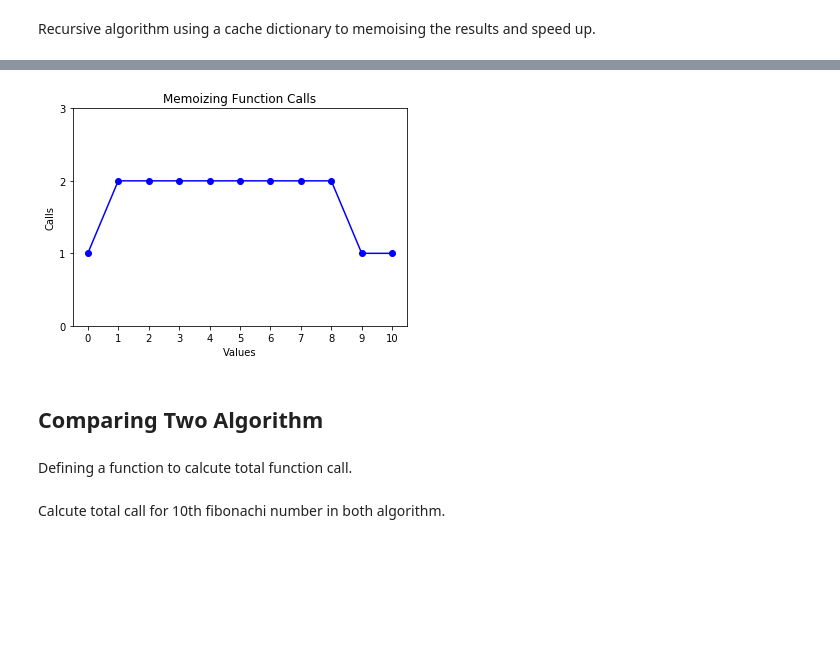
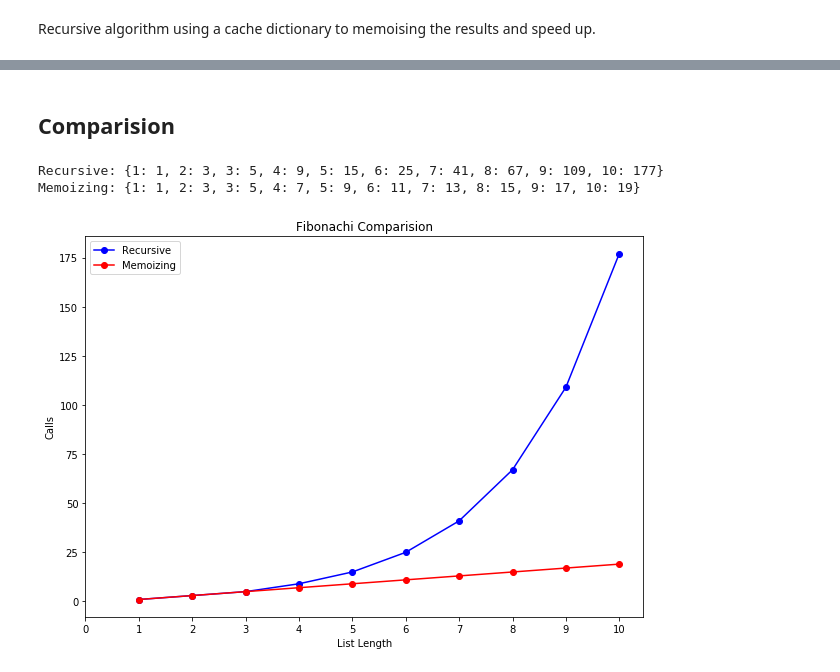
Before and after one commit to Hame-daani/Algorithms, a Jupyter notebook: Divide_and_Conqure/Fibonachi/Fibonachi.ipynb, the cells around one changed output, grey strips where cells are left out. Cells and saved outputs as stored; diff of their text form; code cells hidden in the pictures; blank space fills up the shorter version.

Commit message:
DC-fibonachi-improve

```diff
--- a/Divide_and_Conqure/Fibonachi/Fibonachi.ipynb
+++ b/Divide_and_Conqure/Fibonachi/Fibonachi.ipynb
@@ -19 +25,3 @@ def count_calls(counter):
+# %%
+test_num = 10
 # %% [markdown]
@@ -35,3 +42,0 @@ The value of **10th Fibonachi** with this algorithm is:
-# %%
-x,recur_count_10 = Recursive_fib(10)
-print("The value is:",x)
@@ -84,0 +93,19 @@ when calcuting 10th fibonachi.
+# %%
+growth_mf = {}
+l = []
+for i in range(1,test_num+1):
+    r,c = Memoizing_fib(i)
+    growth_mf[i] = get_total(c)
+print(growth_mf)
+
+plt.figure(figsize=(10, 7))
+
+values, calls = zip(*sorted(growth_mf.items()))
+
+plt.plot(values, calls,'r-o')
+plt.xlabel('nth Fibonachi')
+plt.ylabel('Calls')
+plt.xticks(list(range(1,test_num+1)))
+plt.title("Memoizing Fibonachi Growth")
+
+plt.show()
@@ -85,15 +115,23 @@ when calcuting 10th fibonachi.
+# %% [markdown]
+## Comparision
 # %%
-values, calls = zip(*sorted(memo_count_10.items()))
-plt.plot(values, calls,'bo-')
-plt.xlabel('Values')
+print("Recursive:",growth_rf)
+print("Memoizing:",growth_mf)
+
+plt.figure(figsize=(10, 7))
+
+values, calls = zip(*sorted(growth_rf.items()))
+values2, calls2 = zip(*sorted(growth_mf.items()))
+
+plt.plot(values, calls,'b-o',values2,calls2,'r-o')
+plt.xlabel('List Length')
 plt.ylabel('Calls')
-plt.title('Memoizing Function Calls')
-plt.xticks(list(range(0,11,1)))
-plt.yticks([0,1,2,3])
+plt.title("Fibonachi Comparision")
+plt.xticks(list(range(0,test_num+1)))
+plt.legend(['Recursive','Memoizing'])
+
 plt.show()
 # %% [output]
+Recursive: {1: 1, 2: 3, 3: 5, 4: 9, 5: 15, 6: 25, 7: 41, 8: 67, 9: 109, 10: 177}
+Memoizing: {1: 1, 2: 3, 3: 5, 4: 7, 5: 9, 6: 11, 7: 13, 8: 15, 9: 17, 10: 19}
-[figure, old version]
+[figure, new version]
-# %% [markdown]
-## Comparing Two Algorithm
-# %% [markdown]
-Defining a function to calcute total function call.
@@ -106,2 +137,0 @@ def get_total(counts):
-# %% [markdown]
-Calcute total call for 10th fibonachi number in both algorithm.
```
Also changed, not shown: parts of 23 cells of this notebook, 8 other files.
